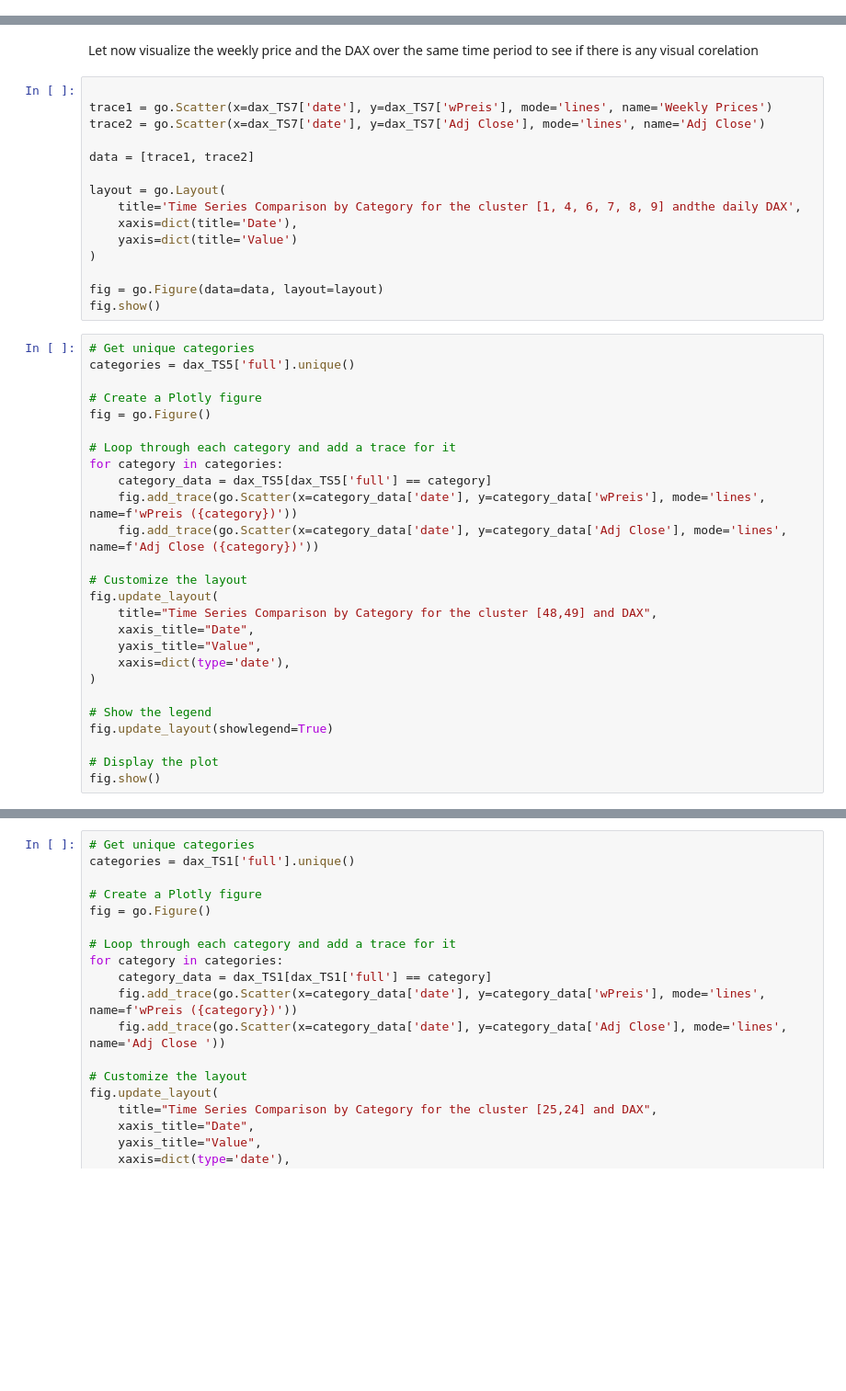
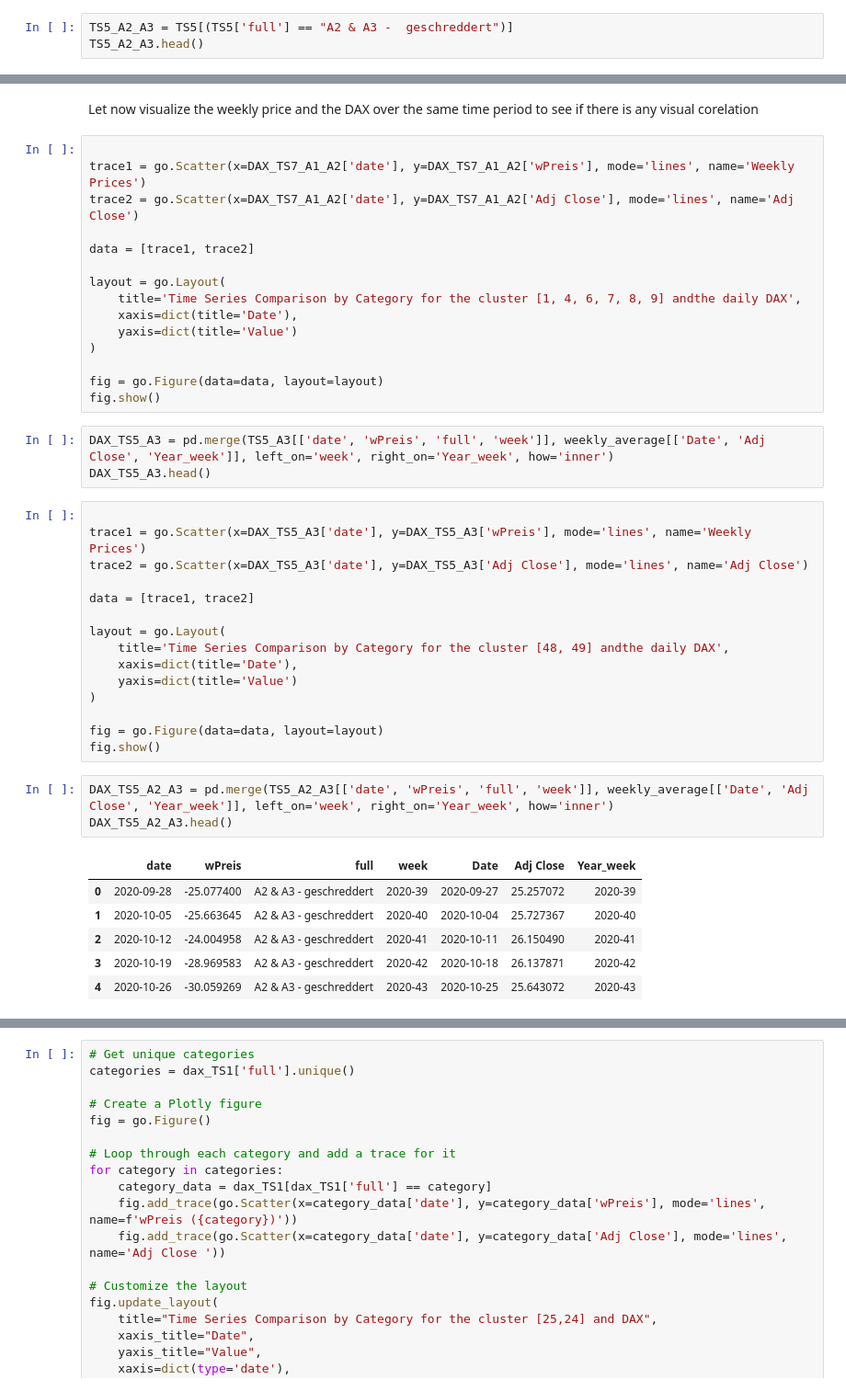
Before and after one commit to surajkarak/KIPA_DigiTrans, a Jupyter notebook: bns_cycle.ipynb, the cells around one changed output, grey strips where cells are left out. Shown at 92% size. Saved outputs shown, nothing was run; the diff lists cells and outputs as text; blank space fills up the shorter version.

```diff
--- a/bns_cycle.ipynb
+++ b/bns_cycle.ipynb
@@ -50,0 +71,3 @@ We see from the visualization that in this cluster, we see that TS5 contains  **
+# %%
+TS5_A2_A3 = TS5[(TS5['full'] == "A2 & A3 -  geschreddert")]
+TS5_A2_A3.head()
@@ -180,8 +230,8 @@ dax_TS5.head()
 Let now visualize the weekly price and the DAX over the same time period to see if there is any visual corelation
 # %%
 
-trace1 = go.Scatter(x=dax_TS7['date'], y=dax_TS7['wPreis'], mode='lines', name='Weekly Prices')
-trace2 = go.Scatter(x=dax_TS7['date'], y=dax_TS7['Adj Close'], mode='lines', name='Adj Close')
+trace1 = go.Scatter(x=DAX_TS7_A1_A2['date'], y=DAX_TS7_A1_A2['wPreis'], mode='lines', name='Weekly Prices')
+trace2 = go.Scatter(x=DAX_TS7_A1_A2['date'], y=DAX_TS7_A1_A2['Adj Close'], mode='lines', name='Adj Close')
 
 data = [trace1, trace2]
 
@@ -193,29 +243,31 @@ layout = go.Layout(
 
 fig = go.Figure(data=data, layout=layout)
 fig.show()
+# %%
+DAX_TS5_A3 = pd.merge(TS5_A3[['date', 'wPreis', 'full', 'week']], weekly_average[['Date', 'Adj Close', 'Year_week']], left_on='week', right_on='Year_week', how='inner')
+DAX_TS5_A3.head()
 # %%
-# Get unique categories
-categories = dax_TS5['full'].unique()
 
-# Create a Plotly figure
-fig = go.Figure()
+trace1 = go.Scatter(x=DAX_TS5_A3['date'], y=DAX_TS5_A3['wPreis'], mode='lines', name='Weekly Prices')
+trace2 = go.Scatter(x=DAX_TS5_A3['date'], y=DAX_TS5_A3['Adj Close'], mode='lines', name='Adj Close')
 
-# Loop through each category and add a trace for it
-for category in categories:
-    category_data = dax_TS5[dax_TS5['full'] == category]
-    fig.add_trace(go.Scatter(x=category_data['date'], y=category_data['wPreis'], mode='lines', name=f'wPreis ({category})'))
-    fig.add_trace(go.Scatter(x=category_data['date'], y=category_data['Adj Close'], mode='lines', name=f'Adj Close ({category})'))
+data = [trace1, trace2]
 
-# Customize the layout
-fig.update_layout(
-    title="Time Series Comparison by Category for the cluster [48,49] and DAX",
-    xaxis_title="Date",
-    yaxis_title="Value",
-    xaxis=dict(type='date'),
+layout = go.Layout(
+    title='Time Series Comparison by Category for the cluster [48, 49] andthe daily DAX',
+    xaxis=dict(title='Date'),
+    yaxis=dict(title='Value')
 )
 
-# Show the legend
-fig.update_layout(showlegend=True)
-
-# Display the plot
+fig = go.Figure(data=data, layout=layout)
 fig.show()
+# %%
+DAX_TS5_A2_A3 = pd.merge(TS5_A2_A3[['date', 'wPreis', 'full', 'week']], weekly_average[['Date', 'Adj Close', 'Year_week']], left_on='week', right_on='Year_week', how='inner')
+DAX_TS5_A2_A3.head()
+# %% [output]
+|  | date | wPreis | full | week | Date | Adj Close | Year_week |
+| 0 | 2020-09-28 | -25.077400 | A2 & A3 - geschreddert | 2020-39 | 2020-09-27 | 25.257072 | 2020-39 |
+| 1 | 2020-10-05 | -25.663645 | A2 & A3 - geschreddert | 2020-40 | 2020-10-04 | 25.727367 | 2020-40 |
+| 2 | 2020-10-12 | -24.004958 | A2 & A3 - geschreddert | 2020-41 | 2020-10-11 | 26.150490 | 2020-41 |
+| 3 | 2020-10-19 | -28.969583 | A2 & A3 - geschreddert | 2020-42 | 2020-10-18 | 26.137871 | 2020-42 |
+| 4 | 2020-10-26 | -30.059269 | A2 & A3 - geschreddert | 2020-43 | 2020-10-25 | 25.643072 | 2020-43 |
```
Also changed, not shown: parts of 30 cells of this notebook.
